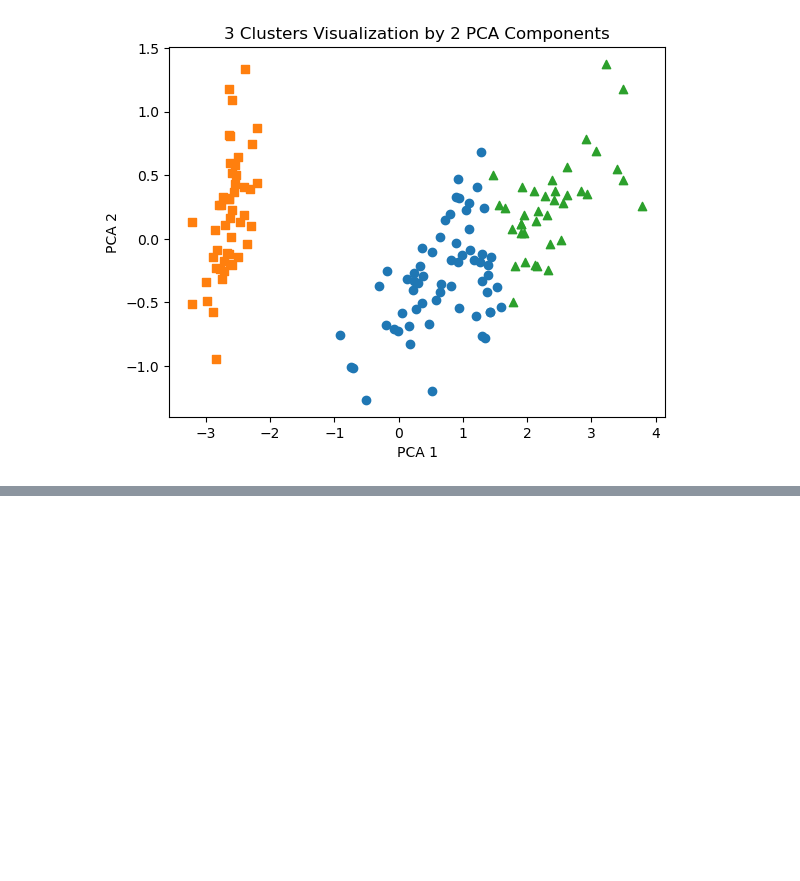
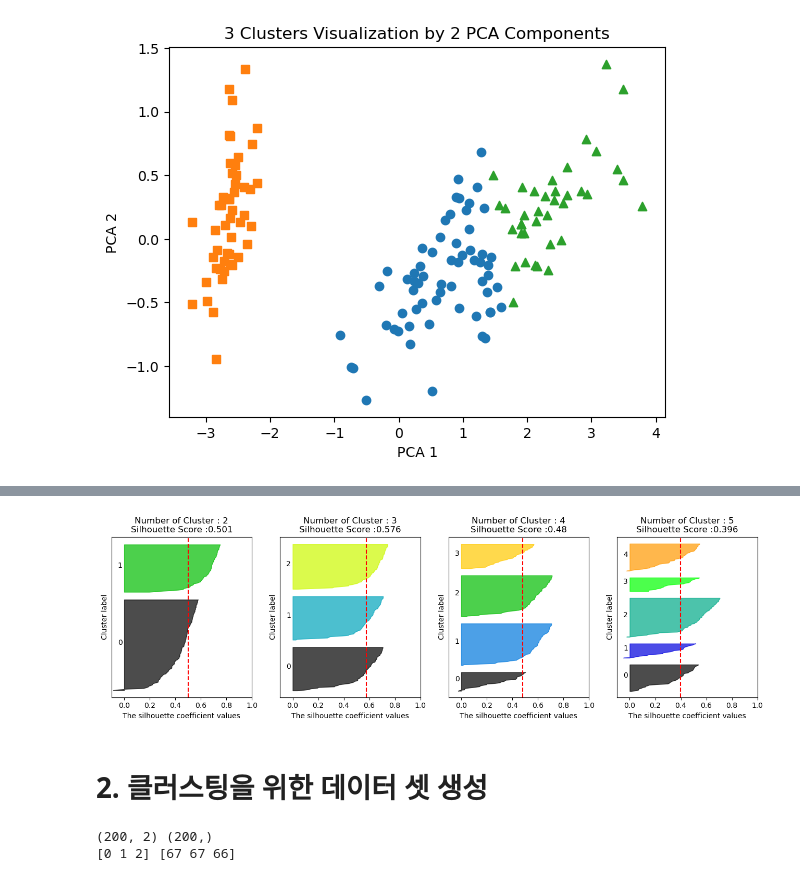
Before and after one commit to EunSeo35/ml_py, a Jupyter notebook: Clustering/01.K-Means_algorithm.ipynb, the cells around one changed output, grey strips where cells are left out. Cells and saved outputs as stored; diff of their text form; code cells hidden in the pictures; blank space fills up the shorter version.

```diff
--- a/Clustering/01.K-Means_algorithm.ipynb
+++ b/Clustering/01.K-Means_algorithm.ipynb
@@ -77,0 +120,72 @@ plt.show()
+# %%
+### 여러개의 클러스터링 갯수를 List로 입력 받아 각각의 실루엣 계수를 면적으로 시각화한 함수 작성
+def visualize_silhouette(cluster_lists, X_features):
+
+    from sklearn.datasets import make_blobs
+    from sklearn.cluster import KMeans
+    from sklearn.metrics import silhouette_samples, silhouette_score
+
+    import matplotlib.pyplot as plt
+    import matplotlib.cm as cm
+    import math
+
+    # 입력값으로 클러스터링 갯수들을 리스트로 받아서, 각 갯수별로 클러스터링을 적용하고 실루엣 개수를 구함
+    n_cols = len(cluster_lists)
+
+    # plt.subplots()으로 리스트에 기재된 클러스터링 수만큼의 sub figures를 가지는 axs 생성
+    fig, axs = plt.subplots(figsize=(4*n_cols, 4), nrows=1, ncols=n_cols)
+
+    # 리스트에 기재된 클러스터링 갯수들을 차례로 iteration 수행하면서 실루엣 개수 시각화
+    for ind, n_cluster in enumerate(cluster_lists):
+
+        # KMeans 클러스터링 수행하고, 실루엣 스코어와 개별 데이터의 실루엣 값 계산.
+        clusterer = KMeans(n_clusters = n_cluster, max_iter=500, random_state=0)
+        cluster_labels = clusterer.fit_predict(X_features)
+
+        sil_avg = silhouette_score(X_features, cluster_labels)
+        sil_values = silhouette_samples(X_features, cluster_labels)
+
+        y_lower = 10
+        axs[ind].set_title('Number of Cluster : '+ str(n_cluster)+'\n' \
+                          'Silhouette Score :' + str(round(sil_avg,3)) )
+        axs[ind].set_xlabel("The silhouette coefficient values")
+        axs[ind].set_ylabel("Cluster label")
+        axs[ind].set_xlim([-0.1, 1])
+        axs[ind].set_ylim([0, len(X_features) + (n_cluster + 1) * 10])
+        axs[ind].set_yticks([])  # Clear the yaxis labels / ticks
+        axs[ind].set_xticks([0, 0.2, 0.4, 0.6, 0.8, 1])
+
+        # 클러스터링 갯수별로 fill_betweenx( )형태의 막대 그래프 표현.
+        for i in range(n_cluster):
+            ith_cluster_sil_values = sil_values[cluster_labels==i]
+            ith_cluster_sil_values.sort()
+
+            size_cluster_i = ith_cluster_sil_values.shape[0]
+            y_upper = y_lower + size_cluster_i
+
+            color = cm.nipy_spectral(float(i) / n_cluster)
+            axs[ind].fill_betweenx(np.arange(y_lower, y_upper), 0, ith_cluster_sil_values, \
+                                facecolor=color, edgecolor=color, alpha=0.7)
+            axs[ind].text(-0.05, y_lower + 0.5 * size_cluster_i, str(i))
+            y_lower = y_upper + 10
+
+        axs[ind].axvline(x=sil_avg, color="red", linestyle="--")
+
+cluster_lists = [2,3,4,5]
+visualize_silhouette(cluster_lists, X)
+# %% [output]
+[figure, added]
+# %% [markdown]
+# 2. 클러스팅을 위한 데이터 셋 생성
+# %%
+from sklearn.datasets import make_blobs
+
+X,y = make_blobs(n_samples= 200, n_features=2, centers=3, cluster_std=0.8, random_state=0)
+print(X.shape, y.shape)
+
+#y target 값의 분포 확인
+unique, counts = np.unique(y, return_counts = True)
+print(unique, counts) #3개의 클러스터(0,1,2)로 이루어져 있으며 각각 67,67,66으로 균일하게 구성되어 있음
+# %% [output]
+(200, 2) (200,)
+[0 1 2] [67 67 66]
```
Also changed, not shown: parts of 9 cells of this notebook, 5 other files.
